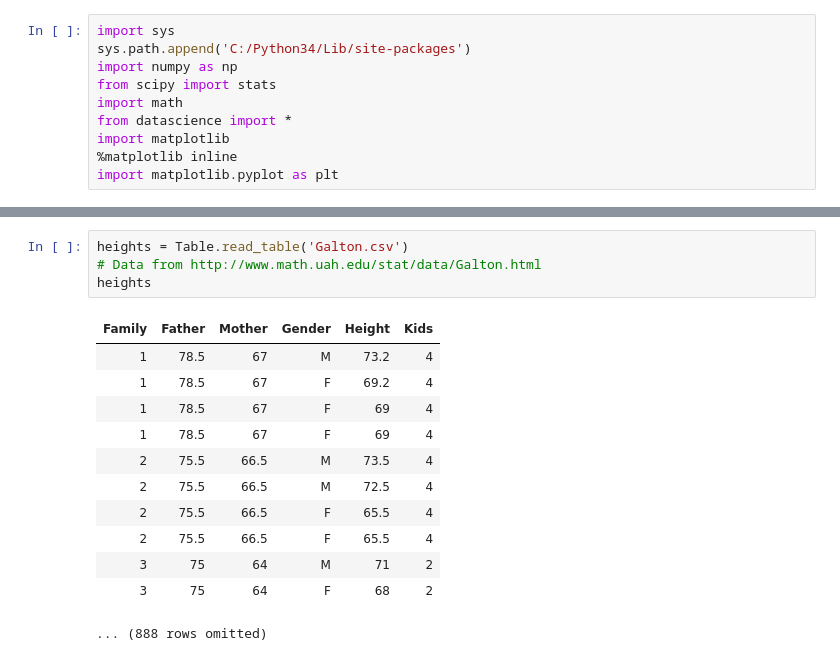
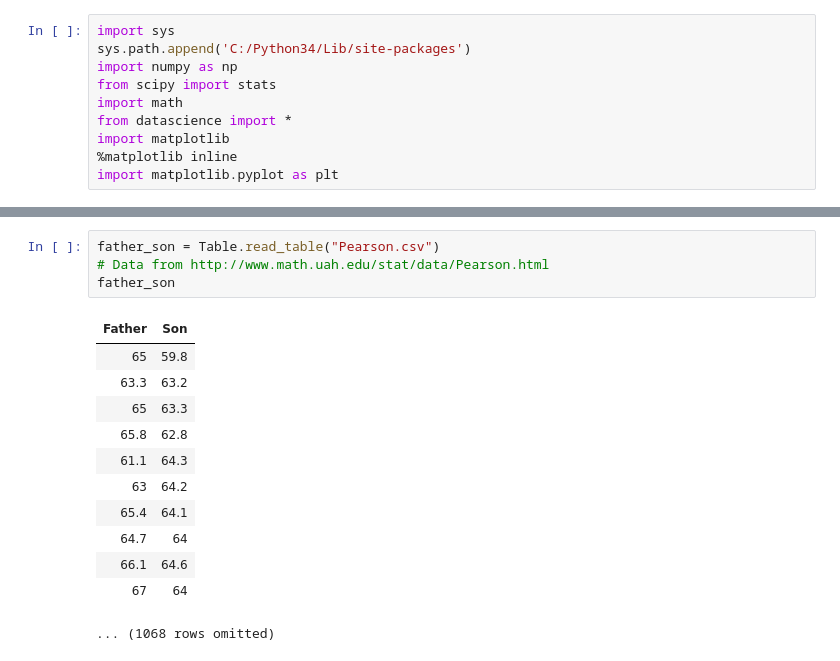
Before and after one commit to andrewzhang1/Stat-140, a Jupyter notebook: correlation/Conditional Expectation.ipynb, the cells around one changed output, grey strips where cells are left out. Cells and saved outputs as stored; diff of their text form.

```diff
--- a/correlation/Conditional Expectation.ipynb
+++ b/correlation/Conditional Expectation.ipynb
@@ -11,17 +26,17 @@ import matplotlib.pyplot as plt
 # %%
-heights = Table.read_table('Galton.csv')
-# Data from http://www.math.uah.edu/stat/data/Galton.html
-heights
+father_son = Table.read_table("Pearson.csv")
+# Data from http://www.math.uah.edu/stat/data/Pearson.html
+father_son
 # %% [output]
-| Family | Father | Mother | Gender | Height | Kids |
-| 1 | 78.5 | 67 | M | 73.2 | 4 |
-| 1 | 78.5 | 67 | F | 69.2 | 4 |
-| 1 | 78.5 | 67 | F | 69 | 4 |
-| 1 | 78.5 | 67 | F | 69 | 4 |
-| 2 | 75.5 | 66.5 | M | 73.5 | 4 |
-| 2 | 75.5 | 66.5 | M | 72.5 | 4 |
-| 2 | 75.5 | 66.5 | F | 65.5 | 4 |
-| 2 | 75.5 | 66.5 | F | 65.5 | 4 |
-| 3 | 75 | 64 | M | 71 | 2 |
-| 3 | 75 | 64 | F | 68 | 2 |
+| Father | Son |
+| 65 | 59.8 |
+| 63.3 | 63.2 |
+| 65 | 63.3 |
+| 65.8 | 62.8 |
+| 61.1 | 64.3 |
+| 63 | 64.2 |
+| 65.4 | 64.1 |
+| 64.7 | 64 |
+| 66.1 | 64.6 |
+| 67 | 64 |
-... (888 rows omitted)
+... (1068 rows omitted)
```
Also changed, not shown: parts of 14 cells of this notebook, 2 other files.
